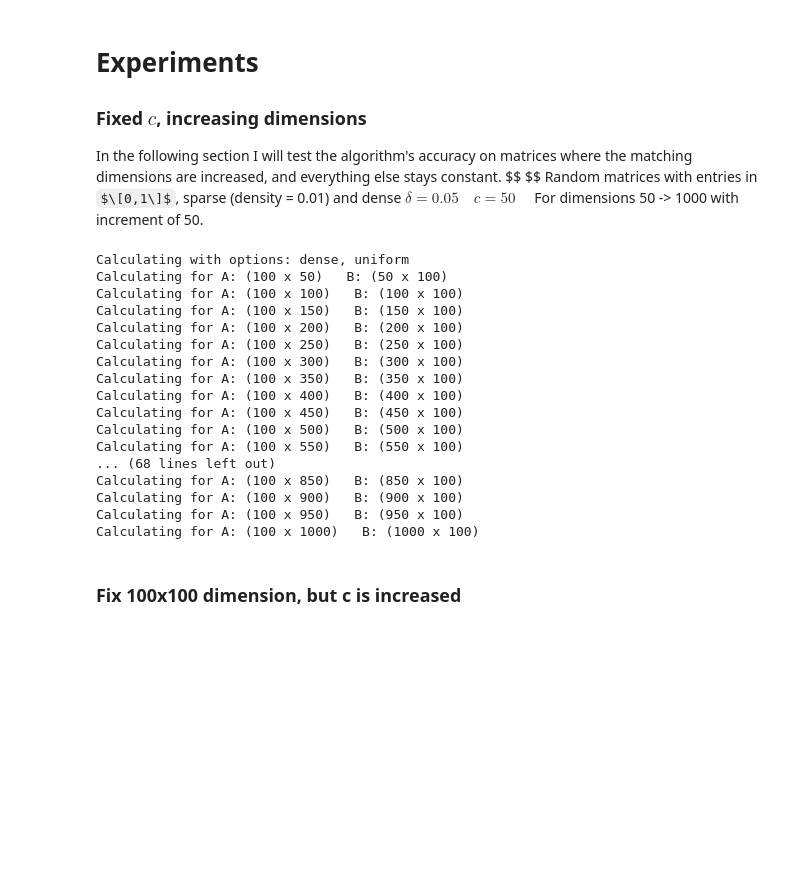
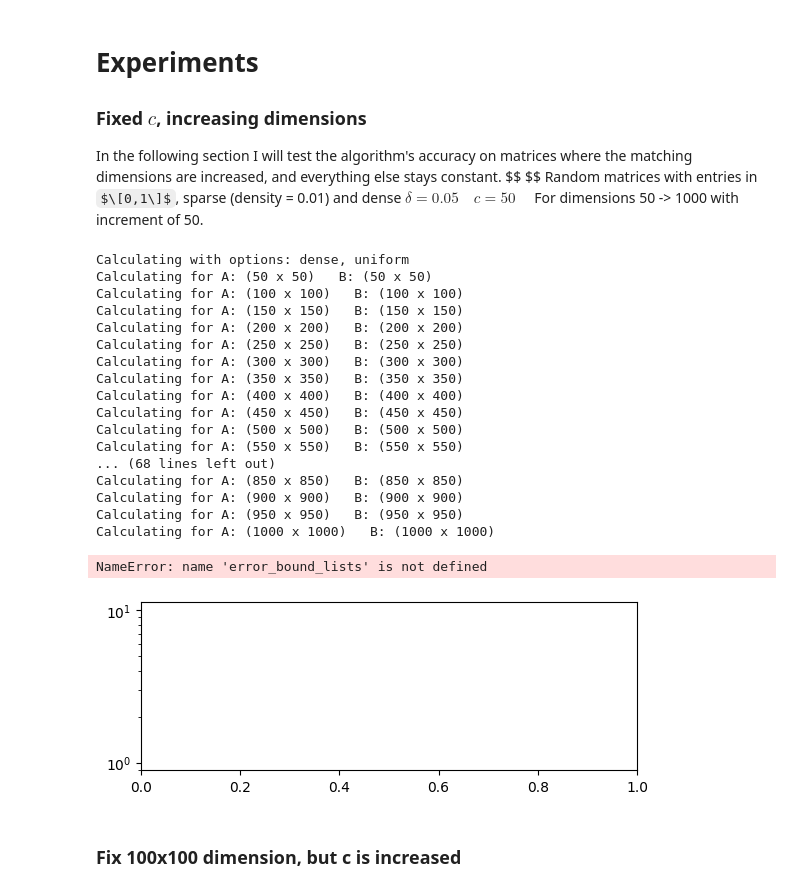
Before and after one commit to Zsivony1es/nhpa-semester-project, a Jupyter notebook: src/experiments.ipynb, the cells around one changed output. Cells and saved outputs as stored; diff of their text form; code cells hidden in the pictures; some formulas as TeX source; blank space fills up the shorter version.

```diff
--- a/src/experiments.ipynb
+++ b/src/experiments.ipynb
@@ -29,11 +32,14 @@ exp_controller.set_delta(fix_delta)
 # %%
-# Gather results
+# Use with BMM
 dimensions = [] + list(range(50, 1001, 50))
 fix_dim = 100
 fix_c = 50
 
 a_dims = np.column_stack((np.full(len(dimensions), fill_value=fix_dim), dimensions))
 b_dims = np.column_stack((dimensions, np.full(len(dimensions), fill_value=fix_dim)))
+
+# Use with EMM
+b_dims = a_dims = np.array([[50 + i * 50, 50 + i * 50] for i in range(20)])
 
 error_bound_lists = []
 
@@ -50,22 +56,44 @@ for matrix_type in matrix_type_opts:
         )
 # %% [output]
 Calculating with options: dense, uniform
-Calculating for A: (100 x 50)   B: (50 x 100)
+Calculating for A: (50 x 50)   B: (50 x 50)
 Calculating for A: (100 x 100)   B: (100 x 100)
-Calculating for A: (100 x 150)   B: (150 x 100)
-Calculating for A: (100 x 200)   B: (200 x 100)
-Calculating for A: (100 x 250)   B: (250 x 100)
-Calculating for A: (100 x 300)   B: (300 x 100)
-Calculating for A: (100 x 350)   B: (350 x 100)
-Calculating for A: (100 x 400)   B: (400 x 100)
-Calculating for A: (100 x 450)   B: (450 x 100)
-Calculating for A: (100 x 500)   B: (500 x 100)
-Calculating for A: (100 x 550)   B: (550 x 100)
+Calculating for A: (150 x 150)   B: (150 x 150)
+Calculating for A: (200 x 200)   B: (200 x 200)
+Calculating for A: (250 x 250)   B: (250 x 250)
+Calculating for A: (300 x 300)   B: (300 x 300)
+Calculating for A: (350 x 350)   B: (350 x 350)
+Calculating for A: (400 x 400)   B: (400 x 400)
+Calculating for A: (450 x 450)   B: (450 x 450)
+Calculating for A: (500 x 500)   B: (500 x 500)
+Calculating for A: (550 x 550)   B: (550 x 550)
 ... (68 lines left out)
-Calculating for A: (100 x 850)   B: (850 x 100)
-Calculating for A: (100 x 900)   B: (900 x 100)
-Calculating for A: (100 x 950)   B: (950 x 100)
-Calculating for A: (100 x 1000)   B: (1000 x 100)
+Calculating for A: (850 x 850)   B: (850 x 850)
+Calculating for A: (900 x 900)   B: (900 x 900)
+Calculating for A: (950 x 950)   B: (950 x 950)
+Calculating for A: (1000 x 1000)   B: (1000 x 1000)
+# %%
+# Eliminate matplotlib log output
+logger.setLevel(logging.WARN)
+
+# Plot results
+
+fig = plt.figure()
+yerr = np.linspace(1, 1, 100_000)
+ax = fig.add_subplot(2, 1, 1)
+ax.set_yscale('log')
+
+color_map = ['b', 'r', 'g', 'y']
+for index, (errors, bounds) in enumerate(error_bound_lists):
+    if index in [0,1]:
+        plt.errorbar(dimensions, errors, label=f"error_{Utilities.map_to_type(index)}", color=color_map[index])
+        plt.errorbar(dimensions, bounds, label=f"bound_{Utilities.map_to_type(index)}", uplims=True, fmt='--', color=color_map[index])
+
+plt.legend(loc='upper center', bbox_to_anchor=(0.5, 1.4),
+          ncol=3, fancybox=True, shadow=True)
+# %% [output]
+NameError: name 'error_bound_lists' is not defined
+[figure, added]
 # %% [markdown]
 ### Fix 100x100 dimension, but c is increased
 # %%
```
Also changed, not shown: parts of 4 cells of this notebook, 4 other files.
